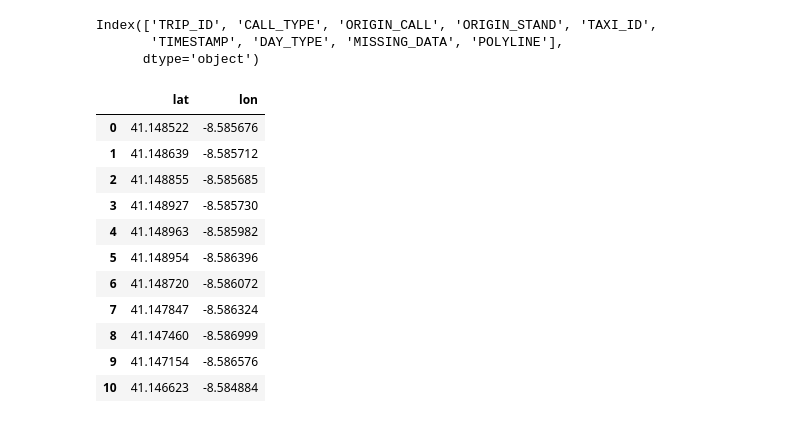
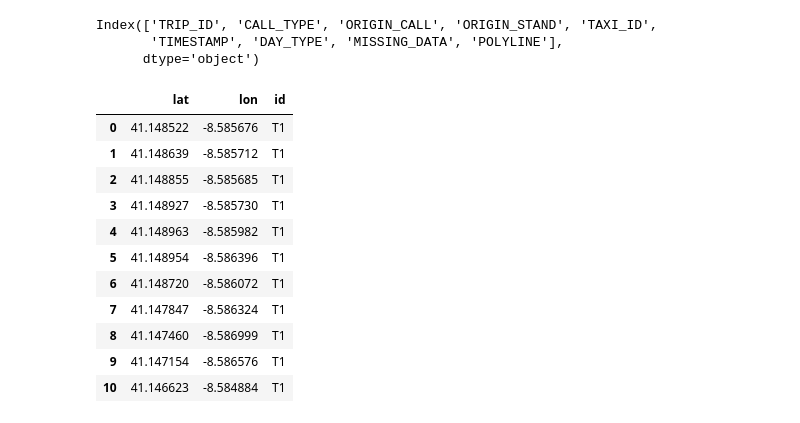
Before and after one commit to kajasl/ideal-journey, a Jupyter notebook: Explore data.ipynb, the cells around one changed output. Saved outputs shown, nothing was run; the diff lists cells and outputs as text; code cells hidden in the pictures.

```diff
--- a/Explore data.ipynb
+++ b/Explore data.ipynb
@@ -28,21 +28,22 @@ Index(['TRIP_ID', 'CALL_TYPE', 'ORIGIN_CALL', 'ORIGIN_STAND', 'TAXI_ID',
       dtype='object')
 # %%
 lst = json.loads(dataset["POLYLINE"].iloc[0])
-lat, lon = zip(*lst)
+lon, lat = zip(*lst)
 polyline = pd.DataFrame()
-polyline["lat"] = lon
-polyline["lon"] = lat
+polyline["lat"] = lat
+polyline["lon"] = lon
+polyline["id"] = dataset["TRIP_ID"].iloc[0]
 polyline
 # %% [output]
-|  | lat | lon |
-| 0 | 41.148522 | -8.585676 |
-| 1 | 41.148639 | -8.585712 |
-| 2 | 41.148855 | -8.585685 |
-| 3 | 41.148927 | -8.585730 |
-| 4 | 41.148963 | -8.585982 |
-| 5 | 41.148954 | -8.586396 |
-| 6 | 41.148720 | -8.586072 |
-| 7 | 41.147847 | -8.586324 |
-| 8 | 41.147460 | -8.586999 |
-| 9 | 41.147154 | -8.586576 |
-| 10 | 41.146623 | -8.584884 |
+|  | lat | lon | id |
+| 0 | 41.148522 | -8.585676 | T1 |
+| 1 | 41.148639 | -8.585712 | T1 |
+| 2 | 41.148855 | -8.585685 | T1 |
+| 3 | 41.148927 | -8.585730 | T1 |
+| 4 | 41.148963 | -8.585982 | T1 |
+| 5 | 41.148954 | -8.586396 | T1 |
+| 6 | 41.148720 | -8.586072 | T1 |
+| 7 | 41.147847 | -8.586324 | T1 |
+| 8 | 41.147460 | -8.586999 | T1 |
+| 9 | 41.147154 | -8.586576 | T1 |
+| 10 | 41.146623 | -8.584884 | T1 |
```
Also changed, not shown: parts of 4 cells of this notebook.
